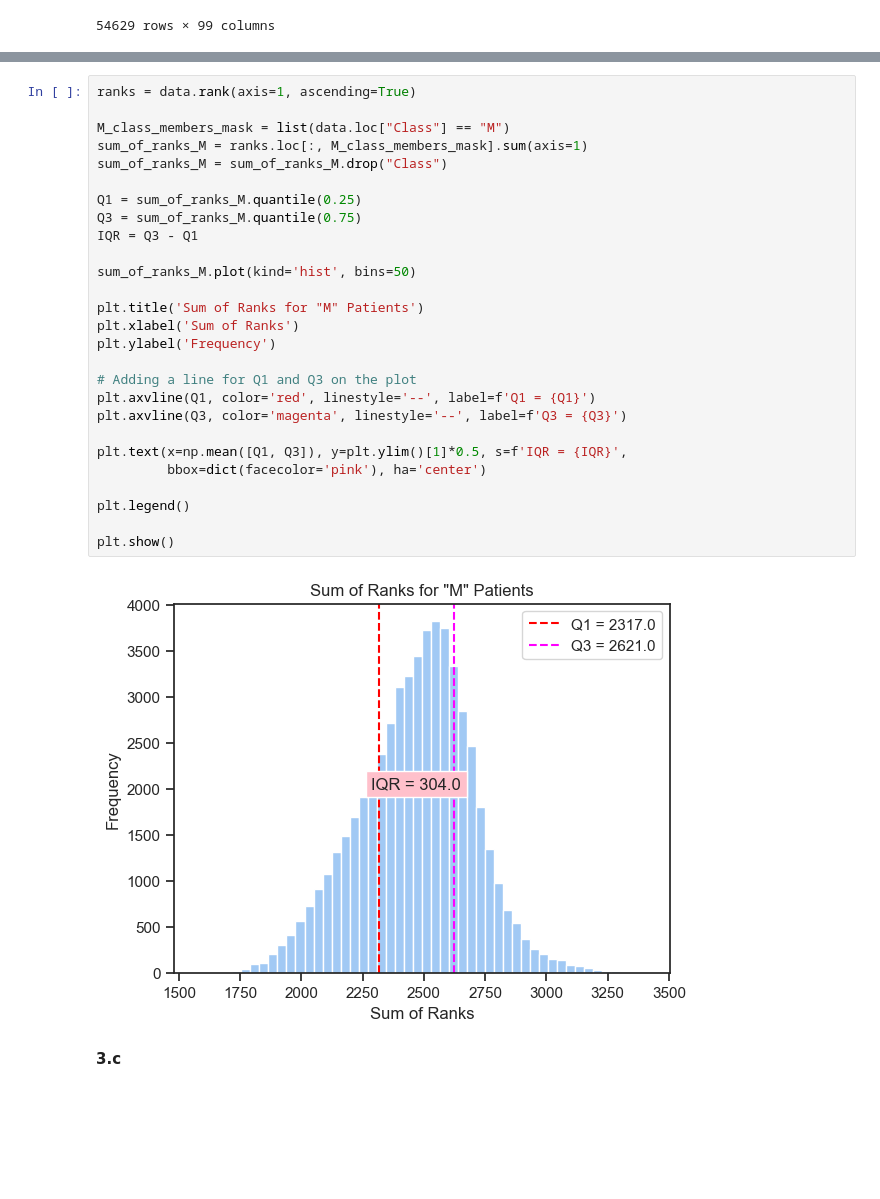
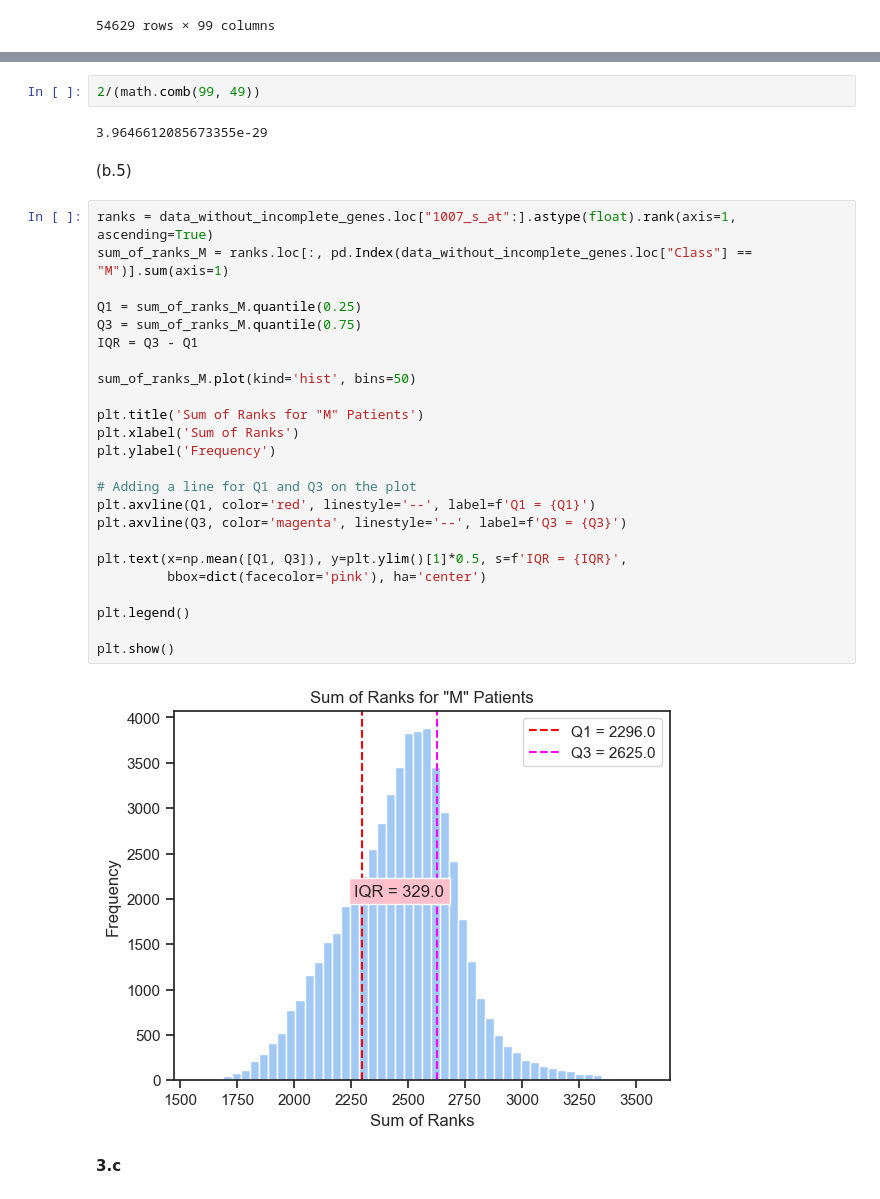
Before and after one commit to OfekBasson/StatisticsAndDataAnalsysHW3, a Jupyter notebook: HW3.ipynb, the cells around one changed output, grey strips where cells are left out. Drawn from its saved outputs; the diff is of its cells as text; blank space fills up the shorter version.

```diff
--- a/HW3.ipynb
+++ b/HW3.ipynb
@@ -129,32 +122,35 @@ The probability of RS(g) = c-2 is $\frac{2}{99 \choose 49}$ since there are 2 ar
+# %%
+2/(math.comb(99, 49))
+# %% [output]
+3.9646612085673355e-29
+# %% [markdown]
+(b.5)
 # %%
-ranks = data.rank(axis=1, ascending=True)
-
-M_class_members_mask = list(data.loc["Class"] == "M")
-sum_of_ranks_M = ranks.loc[:, M_class_members_mask].sum(axis=1)
-sum_of_ranks_M = sum_of_ranks_M.drop("Class")
+ranks = data_without_incomplete_genes.loc["1007_s_at":].astype(float).rank(axis=1, ascending=True)
+sum_of_ranks_M = ranks.loc[:, pd.Index(data_without_incomplete_genes.loc["Class"] == "M")].sum(axis=1)
 
 Q1 = sum_of_ranks_M.quantile(0.25)
 Q3 = sum_of_ranks_M.quantile(0.75)
 IQR = Q3 - Q1
 
 sum_of_ranks_M.plot(kind='hist', bins=50)
 
 plt.title('Sum of Ranks for "M" Patients')
 plt.xlabel('Sum of Ranks')
 plt.ylabel('Frequency')
 
 # Adding a line for Q1 and Q3 on the plot
 plt.axvline(Q1, color='red', linestyle='--', label=f'Q1 = {Q1}')
 plt.axvline(Q3, color='magenta', linestyle='--', label=f'Q3 = {Q3}')
 
 plt.text(x=np.mean([Q1, Q3]), y=plt.ylim()[1]*0.5, s=f'IQR = {IQR}',
          bbox=dict(facecolor='pink'), ha='center')
 
 plt.legend()
 
 plt.show()
 # %% [output]
-[figure, old version]
+[figure, new version]
 # %% [markdown]
 <b>3.c</b>
 # %%
```
Also changed, not shown: parts of 30 cells of this notebook.
